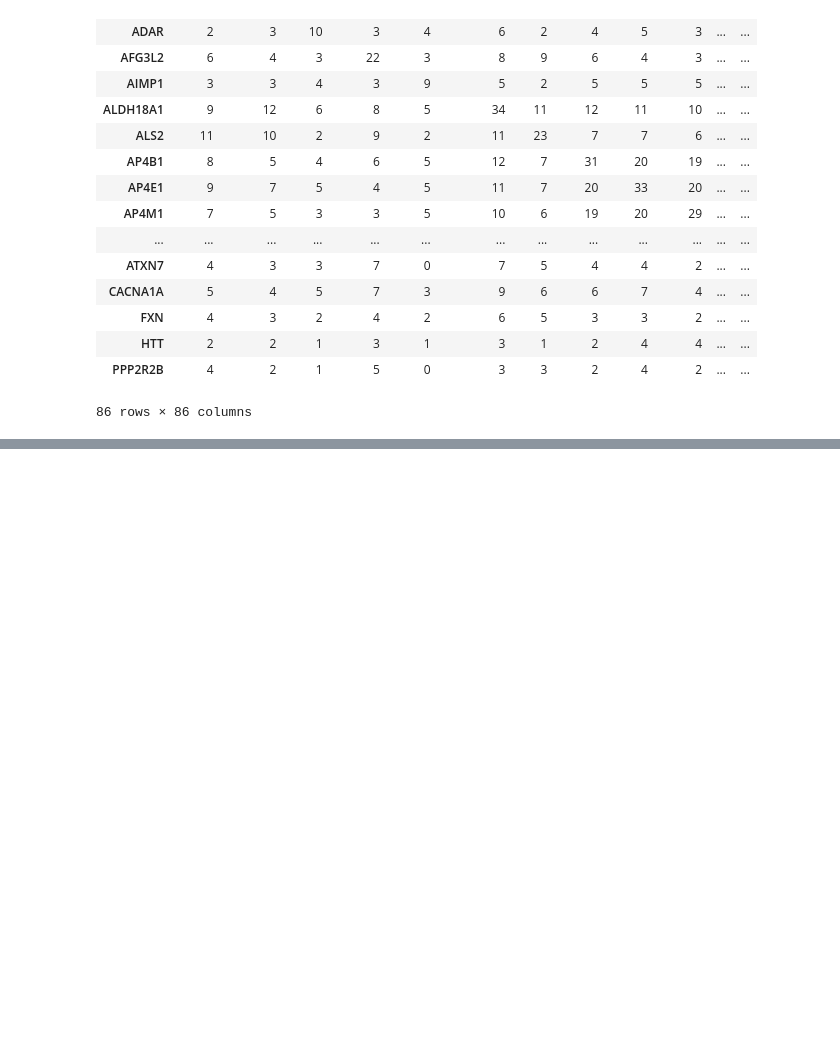
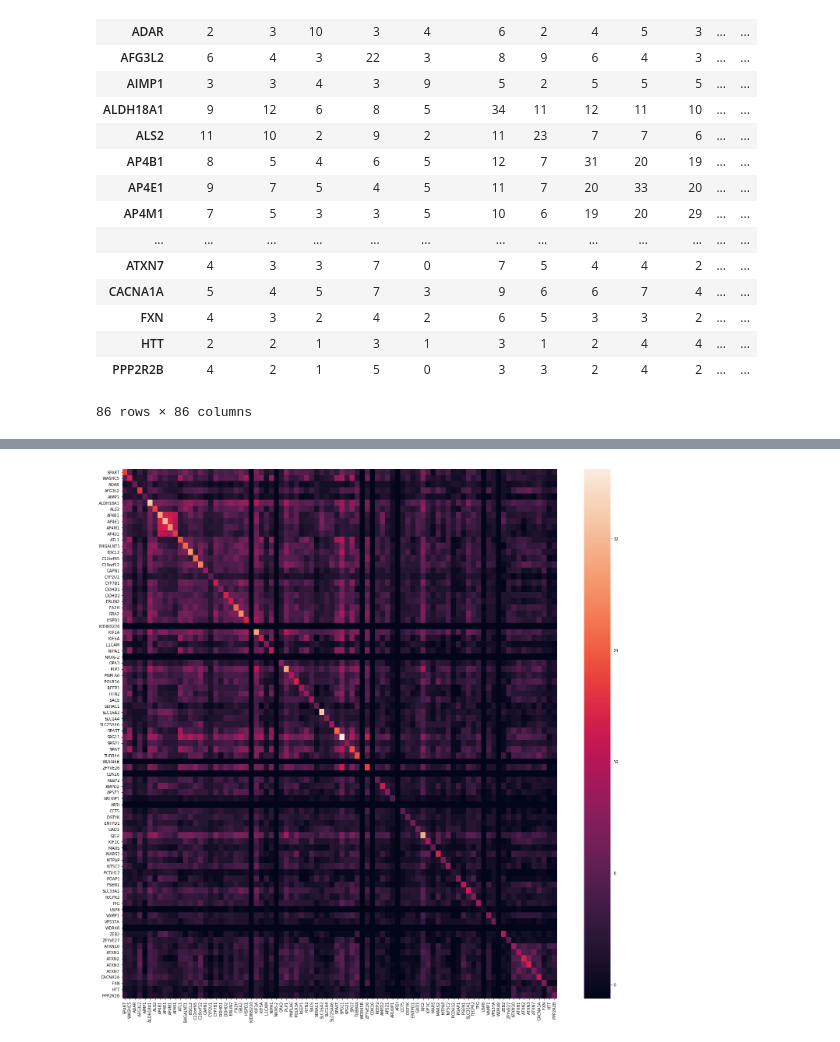
Before and after one commit to theocole/wsmm-groupwork, a Jupyter notebook: hpo_term_analysis.ipynb, the cells around one changed output, grey strips where cells are left out. Cells and saved outputs as stored; diff of their text form; code cells hidden in the pictures; blank space fills up the shorter version.

Commit message:
cluster heatmap

```diff
--- a/hpo_term_analysis.ipynb
+++ b/hpo_term_analysis.ipynb
@@ -153,8 +153,4 @@ import numpy as np
 
 
 float_matrix = gene_gene_matrix_mult_df[gene_gene_matrix_mult_df.columns].astype(float)
-
-a4_dims = (25, 25)
-fig, ax = plt.subplots(figsize=a4_dims)
-
-sns.heatmap(float_matrix)
+float_matrix_sub_1 = float_matrix - 1
@@ -163,0 +167,7 @@ sns.heatmap(float_matrix)
+# %%
+a4_dims = (25, 25)
+fig, ax = plt.subplots(figsize=a4_dims)
+
+plt1 = sns.heatmap(float_matrix_sub_1)
+# %% [output]
+[figure, added]
```
Also changed, not shown: parts of 3 cells of this notebook, 2 other files.
